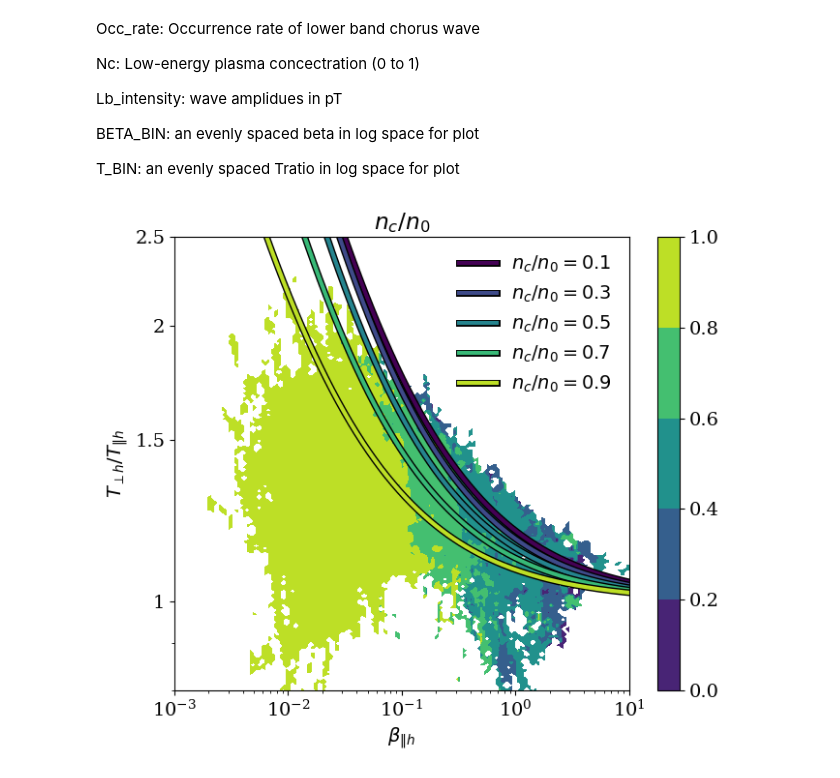
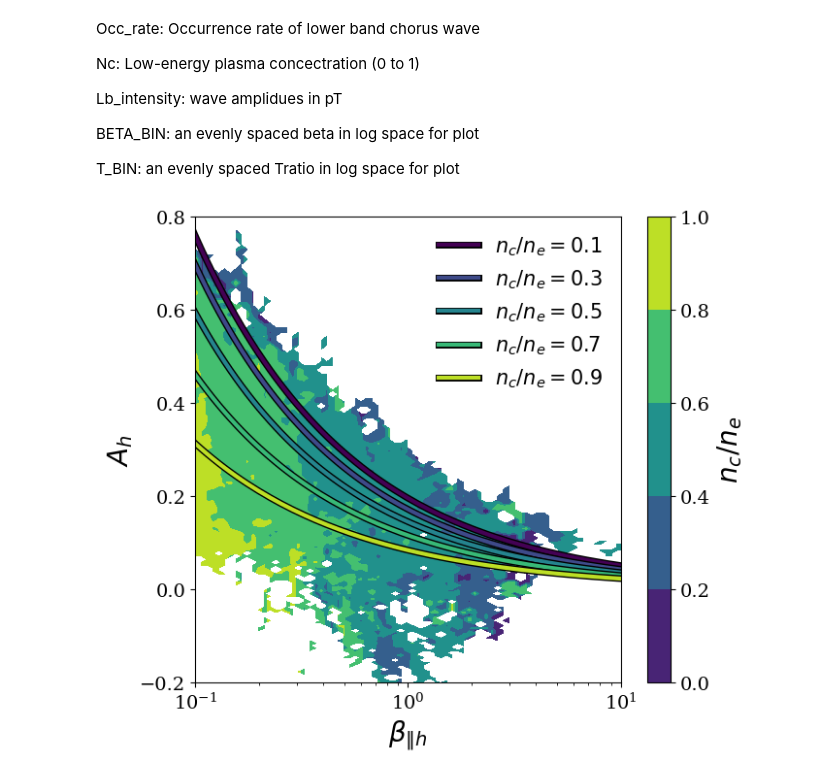
Before and after one commit to opaliss/QLT_whistler, a Jupyter notebook: joon_data_themis.ipynb, the cells around one changed output. Drawn from its saved outputs; the diff is of its cells as text; code cells hidden in the pictures.

```diff
--- a/joon_data_themis.ipynb
+++ b/joon_data_themis.ipynb
@@ -59,40 +59,41 @@ def get_T_ratio(nc_n0, beta_par):
     return 1+ S/(beta_par**alpha)
 # %%
 fig, ax = plt.subplots(figsize=(7, 6))
-pos = ax.contourf(data["beta_bin"], data["t_bin"], data["nc"], cmap="viridis", levels=5)
+pos = ax.contourf(data["beta_bin"], data["t_bin"]-1, data["nc"], cmap="viridis", levels=5)
 
 cmap = plt.get_cmap('viridis')
 # Get an array of colors from the colormap
 colors = cmap(np.linspace(0, 0.9, 5))
 outline=mpe.withStroke(linewidth=5, foreground='black')
 
-ax.plot(data["beta_bin"], get_T_ratio(nc_n0=0.1, beta_par=data["beta_bin"]), path_effects=[outline], linewidth=3, color=colors[0], label=r"$n_{c}/n_{0} = 0.1$")
-ax.plot(data["beta_bin"], get_T_ratio(nc_n0=0.3, beta_par=data["beta_bin"]), path_effects=[outline], linewidth=3, color=colors[1], label=r"$n_{c}/n_{0} = 0.3$")
-ax.plot(data["beta_bin"], get_T_ratio(nc_n0=0.5, beta_par=data["beta_bin"]), path_effects=[outline], linewidth=3, color=colors[2], label=r"$n_{c}/n_{0} = 0.5$")
-ax.plot(data["beta_bin"], get_T_ratio(nc_n0=0.7, beta_par=data["beta_bin"]), path_effects=[outline], linewidth=3, color=colors[3], label=r"$n_{c}/n_{0} = 0.7$")
-ax.plot(data["beta_bin"], get_T_ratio(nc_n0=0.9, beta_par=data["beta_bin"]), path_effects=[outline], linewidth=3, color=colors[4], label=r"$n_{c}/n_{0} = 0.9$")
+ax.plot(data["beta_bin"], get_T_ratio(nc_n0=0.1, beta_par=data["beta_bin"])-1, path_effects=[outline], linewidth=3, color=colors[0], label=r"$n_{c}/n_{e} = 0.1$")
+ax.plot(data["beta_bin"], get_T_ratio(nc_n0=0.3, beta_par=data["beta_bin"])-1, path_effects=[outline], linewidth=3, color=colors[1], label=r"$n_{c}/n_{e} = 0.3$")
+ax.plot(data["beta_bin"], get_T_ratio(nc_n0=0.5, beta_par=data["beta_bin"])-1, path_effects=[outline], linewidth=3, color=colors[2], label=r"$n_{c}/n_{e} = 0.5$")
+ax.plot(data["beta_bin"], get_T_ratio(nc_n0=0.7, beta_par=data["beta_bin"])-1, path_effects=[outline], linewidth=3, color=colors[3], label=r"$n_{c}/n_{e} = 0.7$")
+ax.plot(data["beta_bin"], get_T_ratio(nc_n0=0.9, beta_par=data["beta_bin"])-1, path_effects=[outline], linewidth=3, color=colors[4], label=r"$n_{c}/n_{e} = 0.9$")
 
 
 ax.set_xscale("log")
-ax.set_yscale("log")
-ax.set_xlim(1e-3, 10)
-ax.set_ylim(0.8, 2.5)
+ax.set_ylim(-0.2, 0.8)
+ax.set_xlim(1e-1, 10)
+#ax.set_ylim(0.9, 2.5)
 
-ax.set_yticks([1, 1.5, 2, 2.5])
-ax.set_yticklabels([1, 1.5, 2, 2.5])
-ax.set_xlabel(r"$\beta_{\|h}$")
-ax.set_ylabel(r"$T_{\perp h}/T_{\| h}$")
+#ax.set_yticks([1, 1.5, 2, 2.5])
+#ax.set_yticklabels([1, 1.5, 2, 2.5])
+ax.set_xlabel(r"$\beta_{\|h}$", fontsize=20)
+ax.set_ylabel(r"$A_{h}$", fontsize=20)
 
-legend = ax.legend(ncols=1, fontsize=14, loc='upper right')
+legend = ax.legend(ncols=1, fontsize=15, loc='upper right')
 legend.get_frame().set_alpha(0)
 
 cbar = fig.colorbar(pos)
 cbar.ax.set_yticks([0, 0.2, 0.4, 0.6, 0.8, 1])
-ax.set_title("$n_{c}/n_{0}$")
+cbar.set_label(r"$n_{c}/n_{e}$", fontsize=20)
+#ax.set_title("$n_{c}/n_{0}$")
 plt.tight_layout()
 plt.savefig("figs/joon/nc_n0.png", dpi=300)
 # %% [output]
-[figure, old version]
+[figure, new version]
 # %%
 fig, ax = plt.subplots(figsize=(7, 6))
 pos = ax.contourf(data["beta_bin"], data["t_bin"], data["occ_rate"]*100, cmap="magma", levels=5)
```
Also changed, not shown: parts of 4 cells of this notebook, 3 other files.
